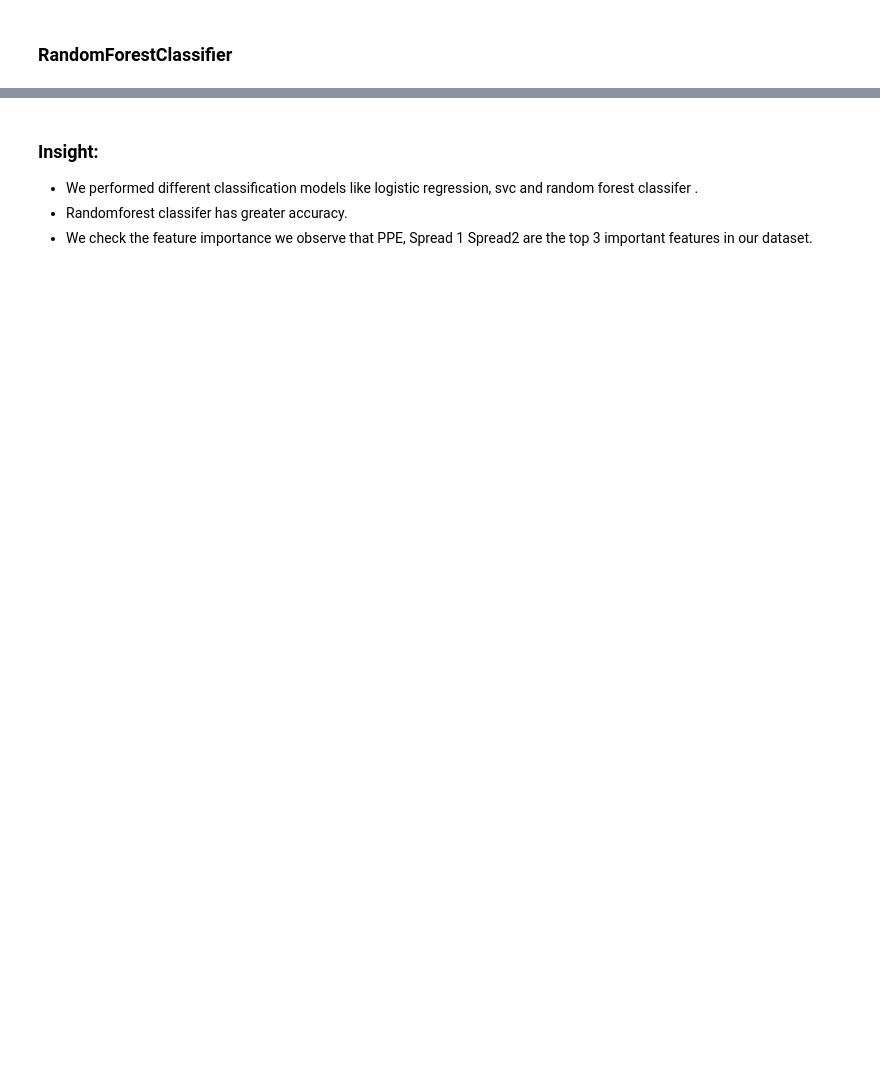
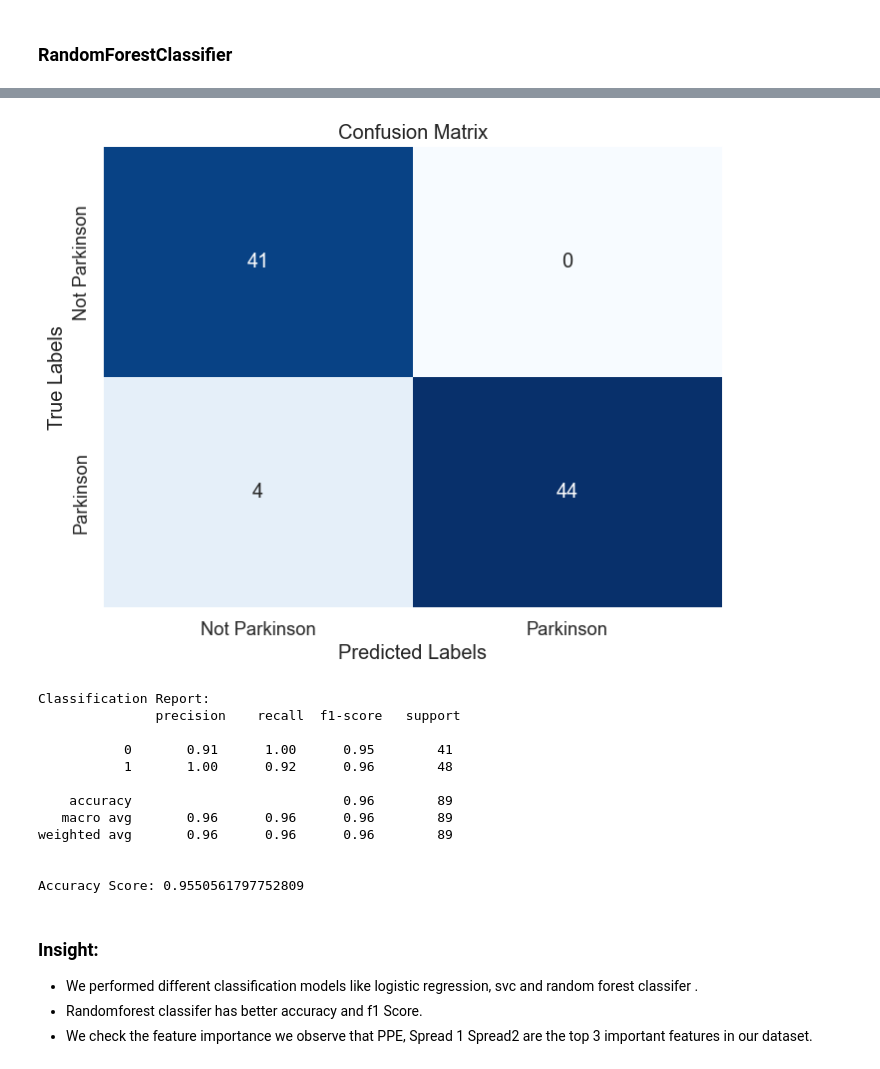
Before and after one commit to Taniabhattacharya/CodeClauseInternship_DataScience, a Jupyter notebook: Project_3/project_3_parkinsons_disease_detection.ipynb, the cells around one changed output, grey strips where cells are left out. Saved outputs shown, nothing was run; the diff lists cells and outputs as text; code cells hidden in the pictures; blank space fills up the shorter version.

```diff
--- a/Project_3/project_3_parkinsons_disease_detection.ipynb
+++ b/Project_3/project_3_parkinsons_disease_detection.ipynb
@@ -337,5 +347,43 @@ feat_importances.sort_values().plot(kind='barh',color=['g','b'])
+# %%
+def plot_confusion_matrix(cm, class_names):
+    plt.figure(figsize=(8, 6))
+    sns.set(font_scale=1.2)
+    sns.heatmap(cm, annot=True, fmt='d', cmap="Blues", cbar=False,
+                xticklabels=class_names, yticklabels=class_names)
+    plt.xlabel('Predicted Labels')
+    plt.ylabel('True Labels')
+    plt.title('Confusion Matrix')
+    plt.xticks(np.arange(len(class_names)) + 0.5, class_names)
+    plt.yticks(np.arange(len(class_names)) + 0.5, class_names)
+
+    plt.show()
+
+class_names = ["Not Parkinson", "Parkinson"]
+cm = confusion_matrix(y_test, y_pred)
+plot_confusion_matrix(cm, class_names=class_names)
+
+# Display the classification report
+print("\nClassification Report:\n", classification_report(y_test, y_pred))
+
+# Calculate and display the accuracy score
+accuracy = accuracy_score(y_test, y_pred)
+print("\nAccuracy Score:", accuracy)
+# %% [output]
+[figure, added]
+Classification Report:
+               precision    recall  f1-score   support
+
+           0       0.91      1.00      0.95        41
+           1       1.00      0.92      0.96        48
+
+    accuracy                           0.96        89
+   macro avg       0.96      0.96      0.96        89
+weighted avg       0.96      0.96      0.96        89
+
+
+Accuracy Score: 0.9550561797752809
 # %% [markdown]
 ### Insight:
 - We performed different classification models like logistic regression, svc and random forest classifer .
-- Randomforest classifer has greater accuracy.
+- Randomforest classifer has better accuracy and f1 Score.
 - We check the feature importance we observe that PPE, Spread 1 Spread2 are the top 3 important features in our dataset.
```
Also changed, not shown: parts of 7 cells of this notebook.
